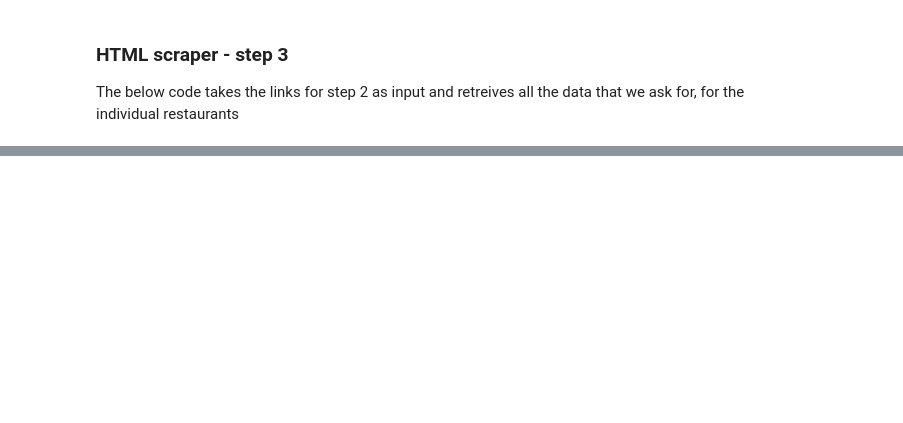
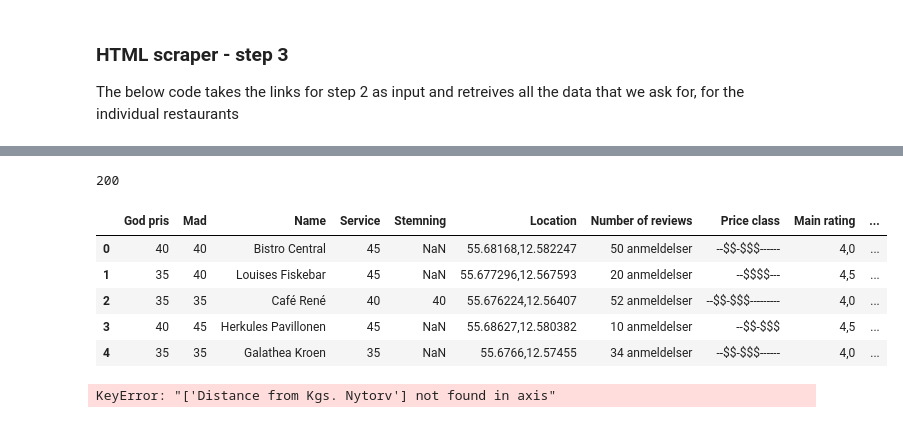
Before and after one commit to EMCK3N/SDS2019-grp20, a Jupyter notebook: TripAdvisor_scraper.ipynb, the cells around one changed output, grey strips where cells are left out. Saved outputs shown, nothing was run; the diff lists cells and outputs as text; code cells hidden in the pictures; blank space fills up the shorter version.

Commit message:
Updated data and scraper

```diff
--- a/TripAdvisor_scraper.ipynb
+++ b/TripAdvisor_scraper.ipynb
@@ -11,7 +17,7 @@ from time import gmtime, strftime
 # %%
 def ratelimit():
     "A function that handles the rate of your calls."
-    time.sleep(0) # sleep one second.
+    time.sleep(0.5) # sleep one second.
 
 class Connector():
   def __init__(self,logfile,overwrite_log=False,connector_type='requests',session=False,path2selenium='',n_tries = 5,timeout=30):
@@ -255,3 +218,18 @@ indvidual_urls.to_csv('indvidual_urls.csv', index = None, header = True) # write
 # %% [markdown]
 ### HTML scraper - step 3
 The below code takes the links for step 2 as input and retreives all the data that we ask for, for the individual restaurants
+# %%
+# loading urls from csv
+df_urls = pd.read_csv("indvidual_urls.csv")
+ratings_df = pd.DataFrame()
+
+
+# Creating empty lists to store data in
+loc_list = []
+reviewCount_list = []
+distance_list = []
+unique_list = []
+price_class_list = []
+main_rating_list = []
+ranking_list = []
+price_class_value_list = []
@@ -257,0 +355,13 @@ The below code takes the links for step 2 as input and retreives all the data th
+# %%
+trip_data_2 = ratings_df.copy()
+#trip_data = ratings_df.copy()
+print(len(trip_data_2))
+trip_data_2.head()
+# %% [output]
+200
+|  | God pris | Mad | Name | Service | Stemning | Location | Number of reviews | Price class | Main rating | ... |
+| 0 | 40 | 40 | Bistro Central | 45 | NaN | 55.68168,12.582247 | 50 anmeldelser | --$$-$$$------ | 4,0 | ... |
+| 1 | 35 | 40 | Louises Fiskebar | 45 | NaN | 55.677296,12.567593 | 20 anmeldelser | --$$$$--- | 4,5 | ... |
+| 2 | 35 | 35 | Café René | 40 | 40 | 55.676224,12.56407 | 52 anmeldelser | --$$-$$$--------- | 4,0 | ... |
+| 3 | 40 | 45 | Herkules Pavillonen | 45 | NaN | 55.68627,12.580382 | 10 anmeldelser | --$$-$$$ | 4,5 | ... |
+| 4 | 35 | 35 | Galathea Kroen | 35 | NaN | 55.6766,12.57455 | 34 anmeldelser | --$$-$$$------ | 4,0 | ... |
@@ -257,0 +373,4 @@ The below code takes the links for step 2 as input and retreives all the data th
+# %%
+ratings_df = ratings_df.drop(['Distance from Kgs. Nytorv'], axis=1)
+# %% [output]
+KeyError: "['Distance from Kgs. Nytorv'] not found in axis"
```
Also changed, not shown: parts of 15 cells of this notebook, 1 other file.
